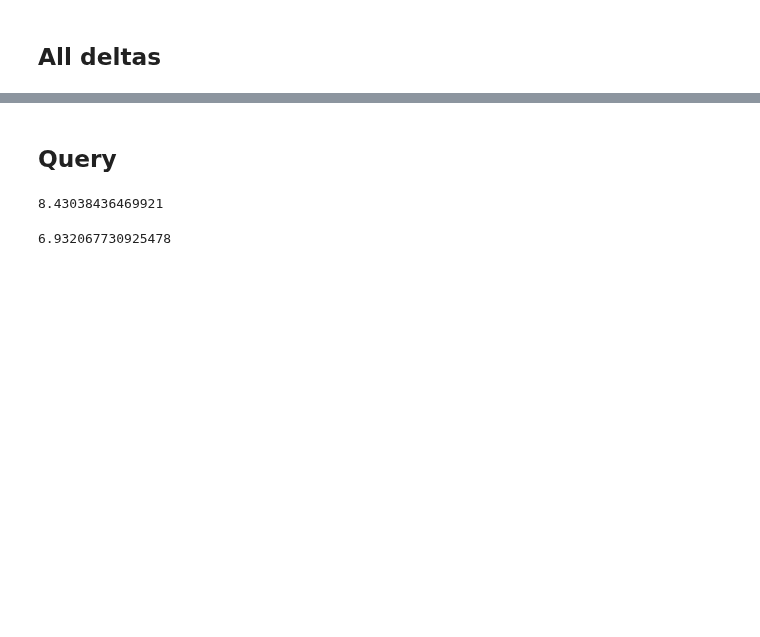
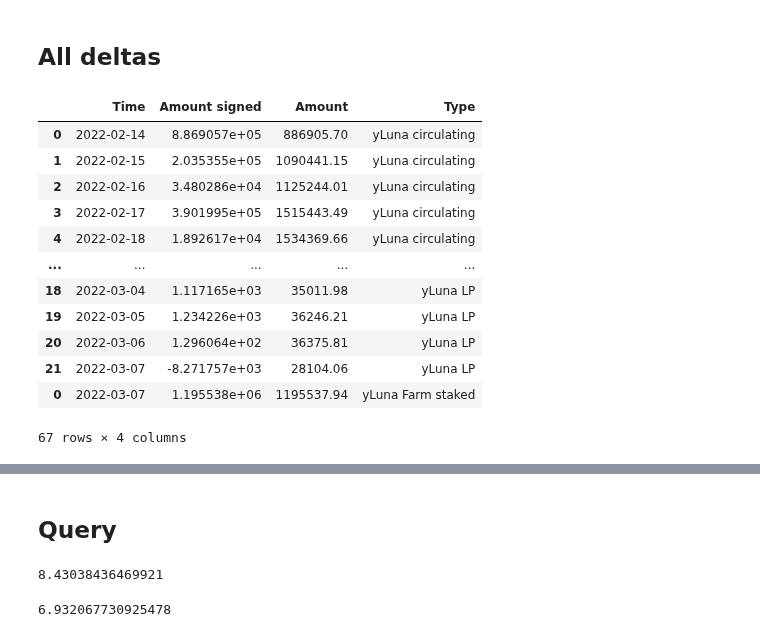
Before and after one commit to IncioMan/prism_forge, a Jupyter notebook: notebook/Prism Farm - Analytics.ipynb, the cells around one changed output, grey strips where cells are left out. Cells and saved outputs as stored; diff of their text form; code cells hidden in the pictures; blank space fills up the shorter version.

```diff
--- a/notebook/Prism Farm - Analytics.ipynb
+++ b/notebook/Prism Farm - Analytics.ipynb
@@ -249,3 +256,18 @@ cp.get_line_chart(daily_delta_stk,
 ## All deltas
 # %%
 all_deltas = dp.daily_delta_rf.append(dp.daily_delta_stk).append(dp.daily_delta_lp).append(dp.daily_delta_stk_farm)
+all_deltas
+# %% [output]
+|  | Time | Amount signed | Amount | Type |
+| 0 | 2022-02-14 | 8.869057e+05 | 886905.70 | yLuna circulating |
+| 1 | 2022-02-15 | 2.035355e+05 | 1090441.15 | yLuna circulating |
+| 2 | 2022-02-16 | 3.480286e+04 | 1125244.01 | yLuna circulating |
+| 3 | 2022-02-17 | 3.901995e+05 | 1515443.49 | yLuna circulating |
+| 4 | 2022-02-18 | 1.892617e+04 | 1534369.66 | yLuna circulating |
+| ... | ... | ... | ... | ... |
+| 18 | 2022-03-04 | 1.117165e+03 | 35011.98 | yLuna LP |
+| 19 | 2022-03-05 | 1.234226e+03 | 36246.21 | yLuna LP |
+| 20 | 2022-03-06 | 1.296064e+02 | 36375.81 | yLuna LP |
+| 21 | 2022-03-07 | -8.271757e+03 | 28104.06 | yLuna LP |
+| 0 | 2022-03-07 | 1.195538e+06 | 1195537.94 | yLuna Farm staked |
+67 rows × 4 columns
```
Also changed, not shown: parts of 8 cells of this notebook, 2 other files.
